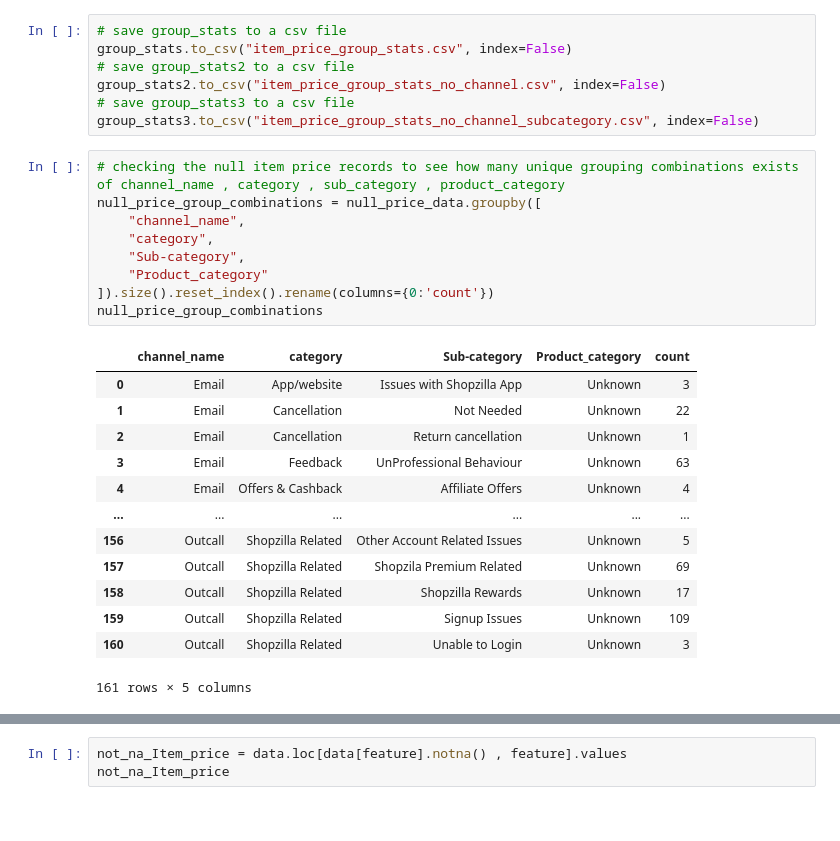
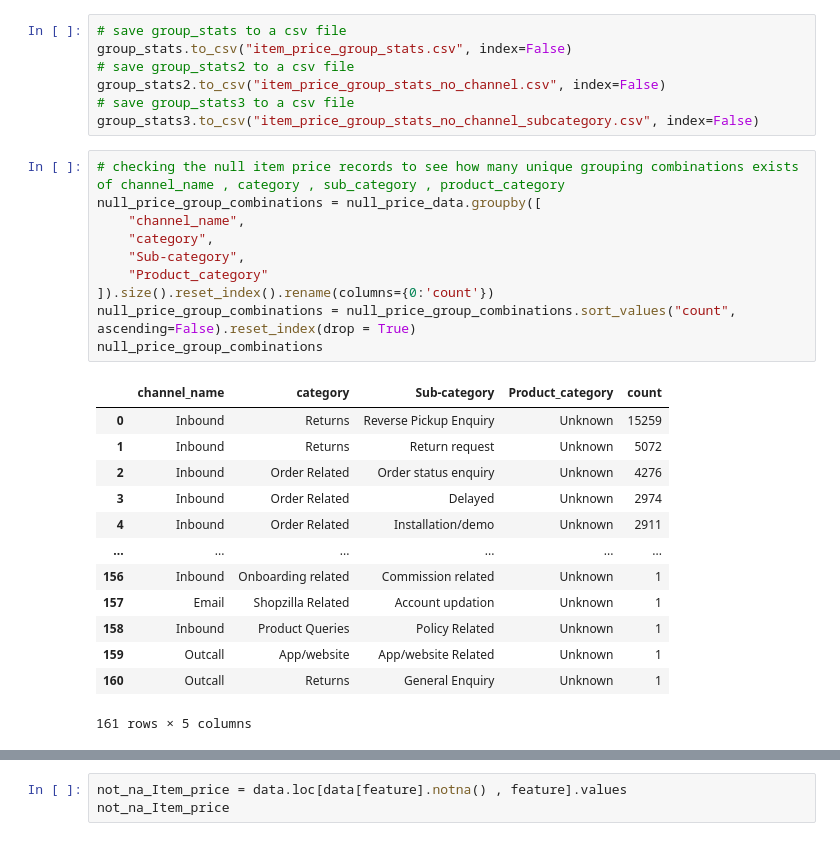
Before and after one commit to AnkurBhatt07/Customer-Satisfaction-Score-Prediction-using-ML-DL, a Jupyter notebook: notebooks/data_analysis1.ipynb, the cells around one changed output, grey strips where cells are left out. Drawn from its saved outputs; the diff is of its cells as text.

```diff
--- a/notebooks/data_analysis1.ipynb
+++ b/notebooks/data_analysis1.ipynb
@@ -1102,23 +1102,24 @@ group_stats3.to_csv("item_price_group_stats_no_channel_subcategory.csv", index=F
 # %%
 # checking the null item price records to see how many unique grouping combinations exists of channel_name , category , sub_category , product_category
 null_price_group_combinations = null_price_data.groupby([
     "channel_name",
     "category",
     "Sub-category",
     "Product_category"
 ]).size().reset_index().rename(columns={0:'count'})
+null_price_group_combinations = null_price_group_combinations.sort_values("count", ascending=False).reset_index(drop = True)
 null_price_group_combinations
 # %% [output]
 |  | channel_name | category | Sub-category | Product_category | count |
-| 0 | Email | App/website | Issues with Shopzilla App | Unknown | 3 |
-| 1 | Email | Cancellation | Not Needed | Unknown | 22 |
-| 2 | Email | Cancellation | Return cancellation | Unknown | 1 |
-| 3 | Email | Feedback | UnProfessional Behaviour | Unknown | 63 |
-| 4 | Email | Offers & Cashback | Affiliate Offers | Unknown | 4 |
+| 0 | Inbound | Returns | Reverse Pickup Enquiry | Unknown | 15259 |
+| 1 | Inbound | Returns | Return request | Unknown | 5072 |
+| 2 | Inbound | Order Related | Order status enquiry | Unknown | 4276 |
+| 3 | Inbound | Order Related | Delayed | Unknown | 2974 |
+| 4 | Inbound | Order Related | Installation/demo | Unknown | 2911 |
 | ... | ... | ... | ... | ... | ... |
-| 156 | Outcall | Shopzilla Related | Other Account Related Issues | Unknown | 5 |
-| 157 | Outcall | Shopzilla Related | Shopzila Premium Related | Unknown | 69 |
-| 158 | Outcall | Shopzilla Related | Shopzilla Rewards | Unknown | 17 |
-| 159 | Outcall | Shopzilla Related | Signup Issues | Unknown | 109 |
-| 160 | Outcall | Shopzilla Related | Unable to Login | Unknown | 3 |
+| 156 | Inbound | Onboarding related | Commission related | Unknown | 1 |
+| 157 | Email | Shopzilla Related | Account updation | Unknown | 1 |
+| 158 | Inbound | Product Queries | Policy Related | Unknown | 1 |
+| 159 | Outcall | App/website | App/website Related | Unknown | 1 |
+| 160 | Outcall | Returns | General Enquiry | Unknown | 1 |
 161 rows × 5 columns
```
Also changed, not shown: parts of 31 cells of this notebook, 9 other files.
